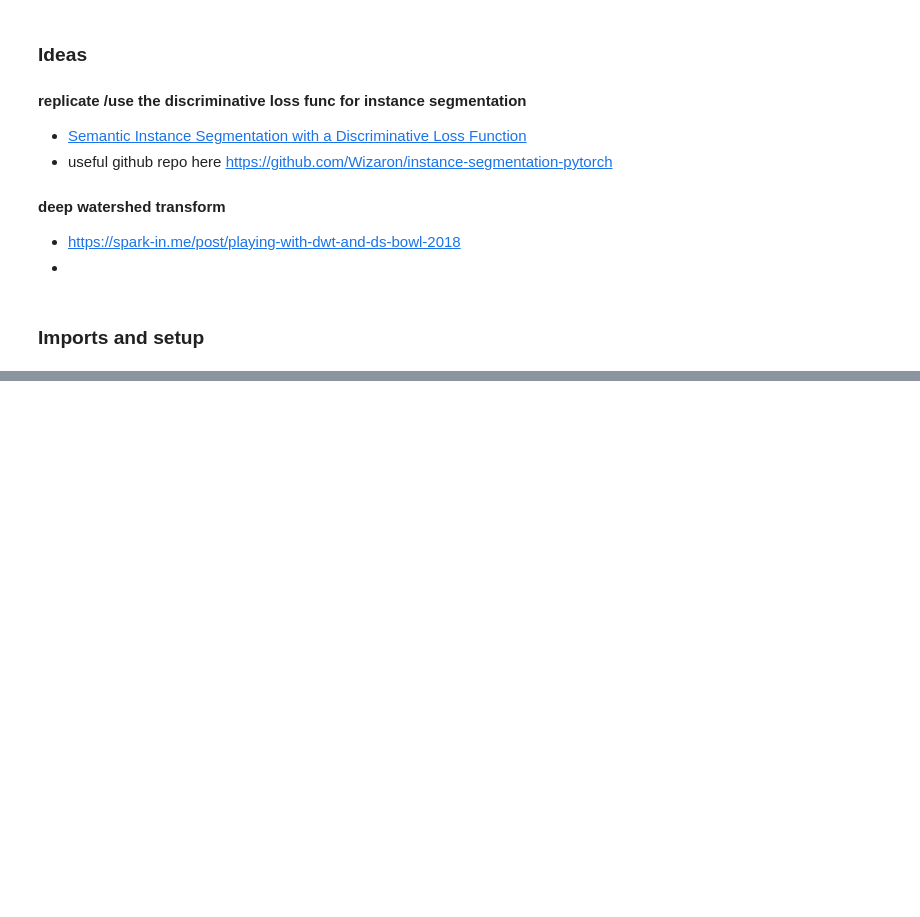
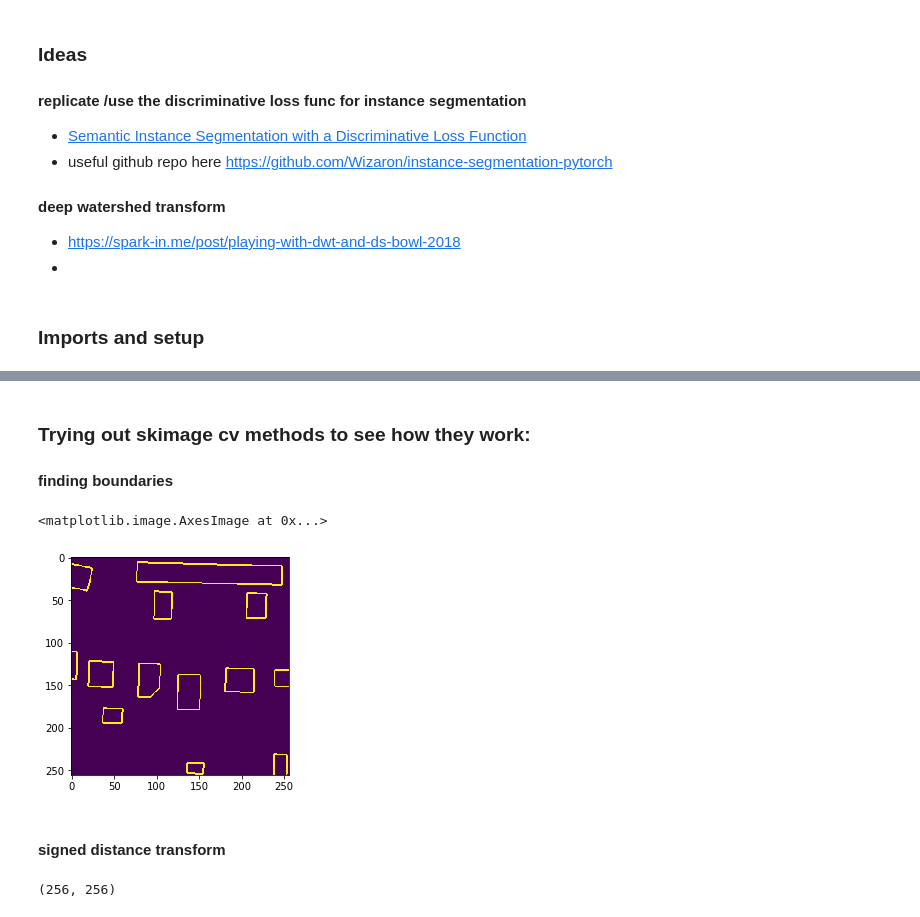
Before and after one commit to wwymak/spacenet-buildings, a Jupyter notebook: instance segmentation approach.ipynb, the cells around one changed output, grey strips where cells are left out. Saved outputs shown, nothing was run; the diff lists cells and outputs as text; code cells hidden in the pictures; blank space fills up the shorter version.

```diff
--- a/instance segmentation approach.ipynb
+++ b/instance segmentation approach.ipynb
@@ -50,3 +56,9 @@ def get_img_id(fname):
 
 train_img_ids = [get_img_id(f.name) for f in cropped_dir.ls() if f.name.endswith('RGB.tif')]
 val_img_ids = [get_img_id(f.name) for f in cropped_val_dir.ls() if f.name.endswith('RGB.tif')]
+# %%
+train_cropped_imgs = [f.name for f in (data_dir / "cropped_training").ls() if f.name.endswith('RGB.tif')]
+valid_cropped_imgs = [f.name for f in (data_dir / "cropped_validation").ls() if f.name.endswith('RGB.tif')]
+
+train_cropped_gti_masks = [data_dir / "cropped_training"/ f.replace('RGB', 'GTI') for f in train_cropped_imgs]
+valid_cropped_gti_masks = [data_dir / "cropped_validation"/ f.replace('RGB', 'GTI') for f in valid_cropped_imgs]
@@ -52,0 +209,19 @@ val_img_ids = [get_img_id(f.name) for f in cropped_val_dir.ls() if f.name.endswi
+# %% [markdown]
+### Trying out skimage cv methods to see how they work:
+
+#### finding boundaries
+# %%
+test_img = sktif.imread(str(train_cropped_gti_masks[0]))
+boundary_test = find_boundaries(test_img)
+# %%
+plt.imshow(boundary_test)
+# %% [output]
+<matplotlib.image.AxesImage at 0x...>
+[figure, added]
+# %% [markdown]
+#### signed distance transform
+# %%
+distance_Tranform_test = SDT(test_img, sampling=0.5)
+distance_Tranform_test.shape
+# %% [output]
+(256, 256)
```
Also changed, not shown: parts of 18 cells of this notebook, 1 other file.
